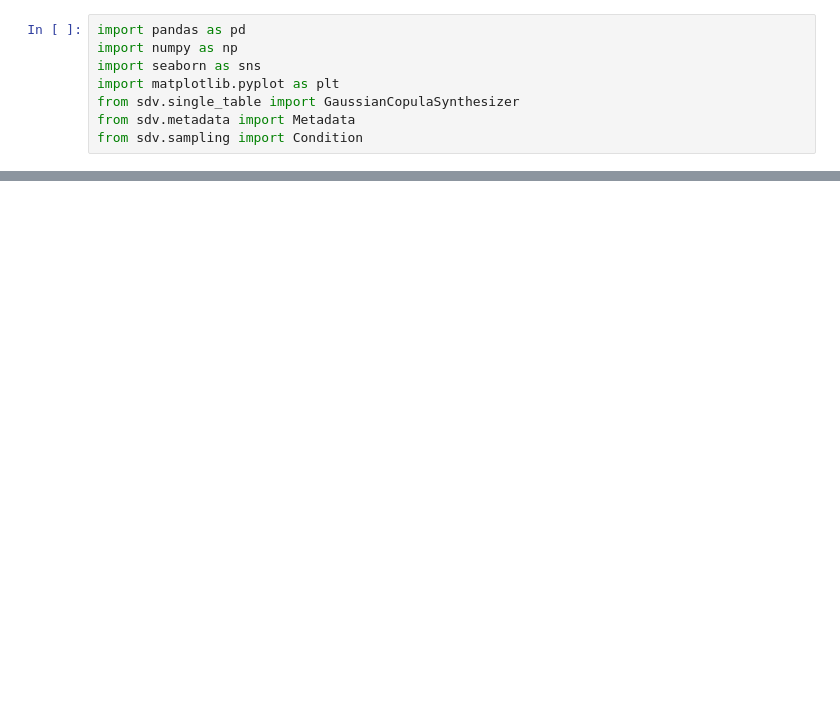
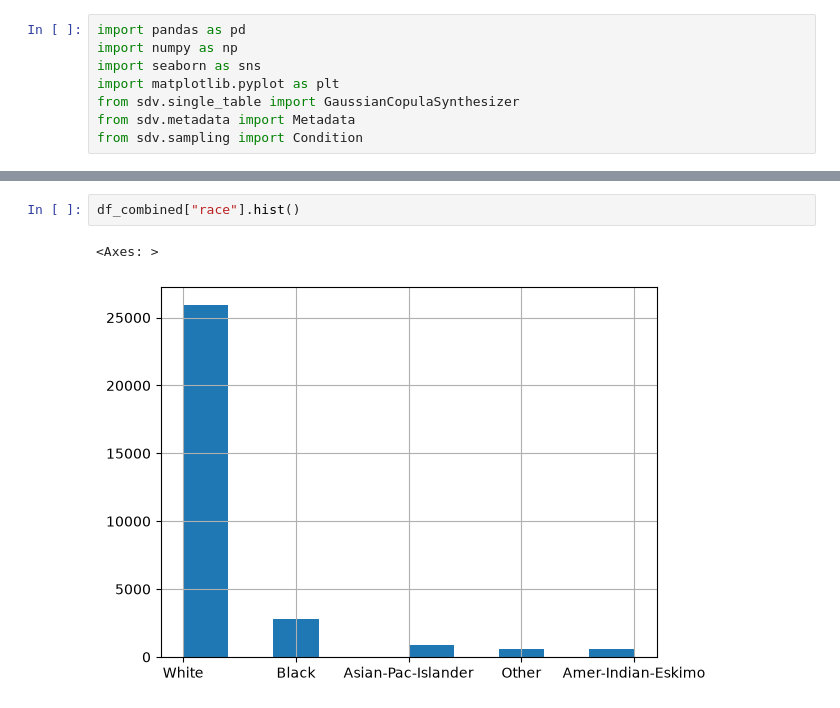
Before and after one commit to Nik1341175/AdvancedDataAnalytics2026, a Jupyter notebook: Ex_Project_2/task2_oversampling_and_data_synthetization/classification/02_oversampling.ipynb, the cells around one changed output, grey strips where cells are left out. Drawn from its saved outputs; the diff is of its cells as text; blank space fills up the shorter version.

```diff
--- a/Ex_Project_2/task2_oversampling_and_data_synthetization/classification/02_oversampling.ipynb
+++ b/Ex_Project_2/task2_oversampling_and_data_synthetization/classification/02_oversampling.ipynb
@@ -163,3 +113,8 @@ Name: proportion, dtype: float64
+# %%
+df_combined["race"].hist()
+# %% [output]
+<Axes: >
+[figure, added]
 # %%
 df.describe()
 # %% [output]
```
Also changed, not shown: parts of 25 cells of this notebook, 5 other files.
